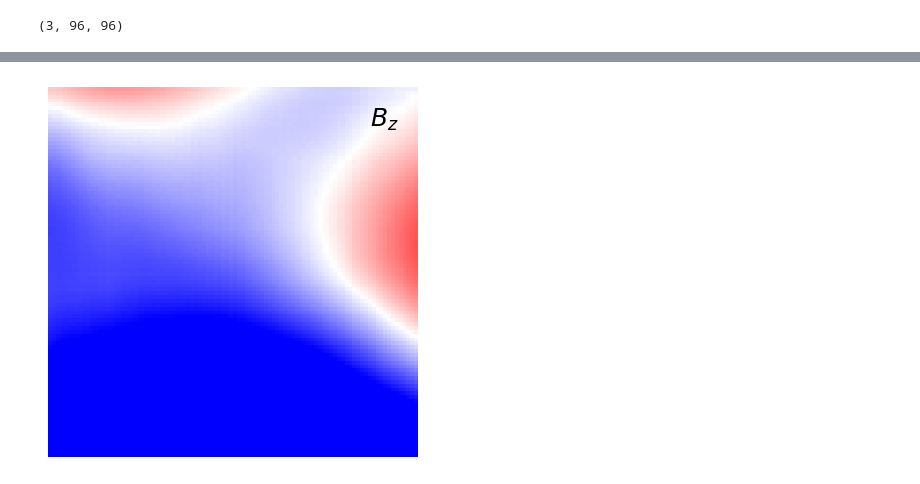
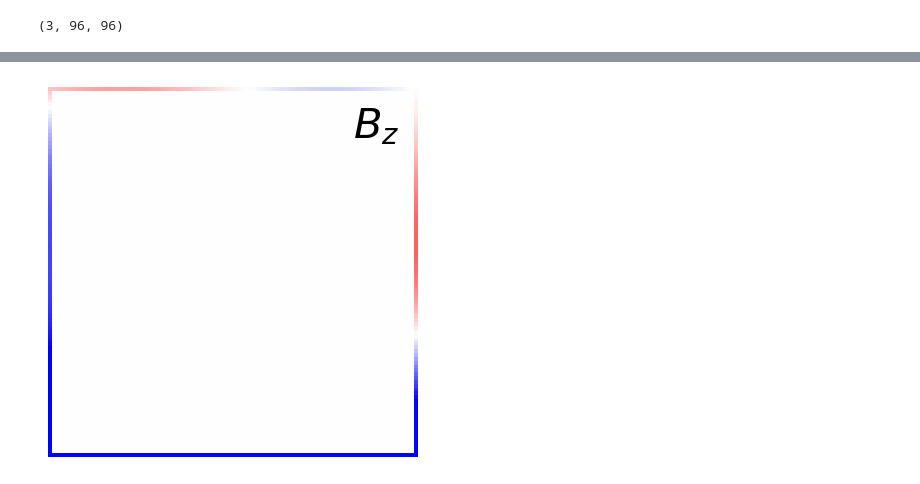
Before and after one commit to andreagboa/magfield-prediction, a Jupyter notebook: plots.ipynb, the cells around one changed output, grey strips where cells are left out. Drawn from its saved outputs; the diff is of its cells as text; code cells hidden in the pictures.

Commit message:
Last results

```diff
--- a/plots.ipynb
+++ b/plots.ipynb
@@ -12,12 +12,13 @@ from model.networks import Generator
 # %%
 # Parameters
 save = True
+save_orig = False
 img_idx = 0
 plt_scale = 0.1
-perc=100
+perc=50
 rng = np.random.default_rng(0)
 exp_path = 'C:/Users/s174370/Desktop/magfield-prediction/checkpoints/boundary_1_256/'
-model = 'in_94_l1_perc'
+model = 'in_94_l1'
 exp_path += model
 # %%
 file = h5py.File('data/bnd_256/magfield_256_large.h5')
@@ -117,10 +167,10 @@ Text(0.95, 0.95, '$B_z$')
 # %%
 img, ax = plt.subplots()
-ax.imshow(out_np[2,:,:], cmap='bwr',norm=colors.Normalize(vmin=-0.1, vmax=0.1), origin='lower')
+ax.imshow(x[0][2], cmap='bwr',norm=colors.Normalize(vmin=-0.1, vmax=0.1), origin='lower')
 plt.axis('off')
 ax.text(0.95, 0.95, r'$B_z$', transform=ax.transAxes,
-        horizontalalignment='right', verticalalignment='top', fontsize = 18)
+        horizontalalignment='right', verticalalignment='top', fontsize = 30)
 if save:
-        plt.savefig("Bz_result_"+str(perc)+".pdf", bbox_inches='tight', pad_inches = 0)
+        plt.savefig("Bz_mask_"+str(perc)+".png", bbox_inches='tight', pad_inches = 0)
 # %% [output]
-[figure, old version]
+[figure, new version]
```
Also changed, not shown: parts of 17 cells of this notebook, 17 other files.
